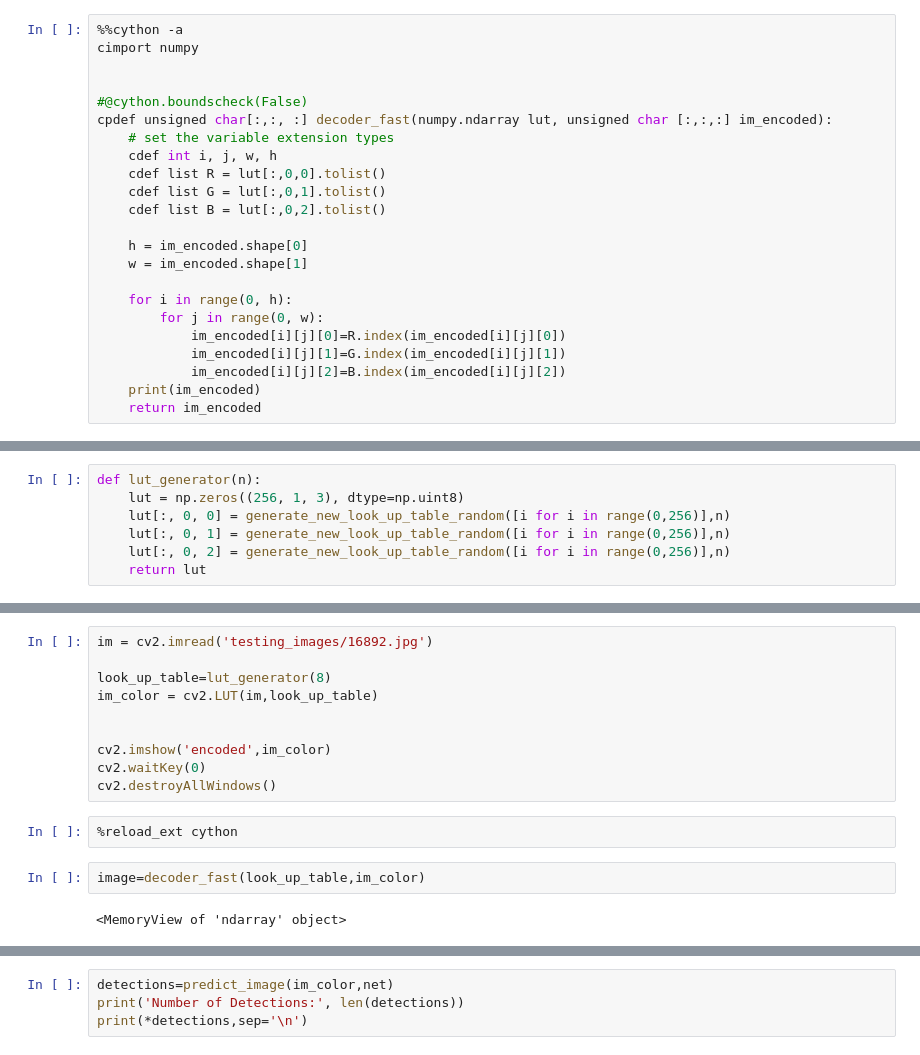
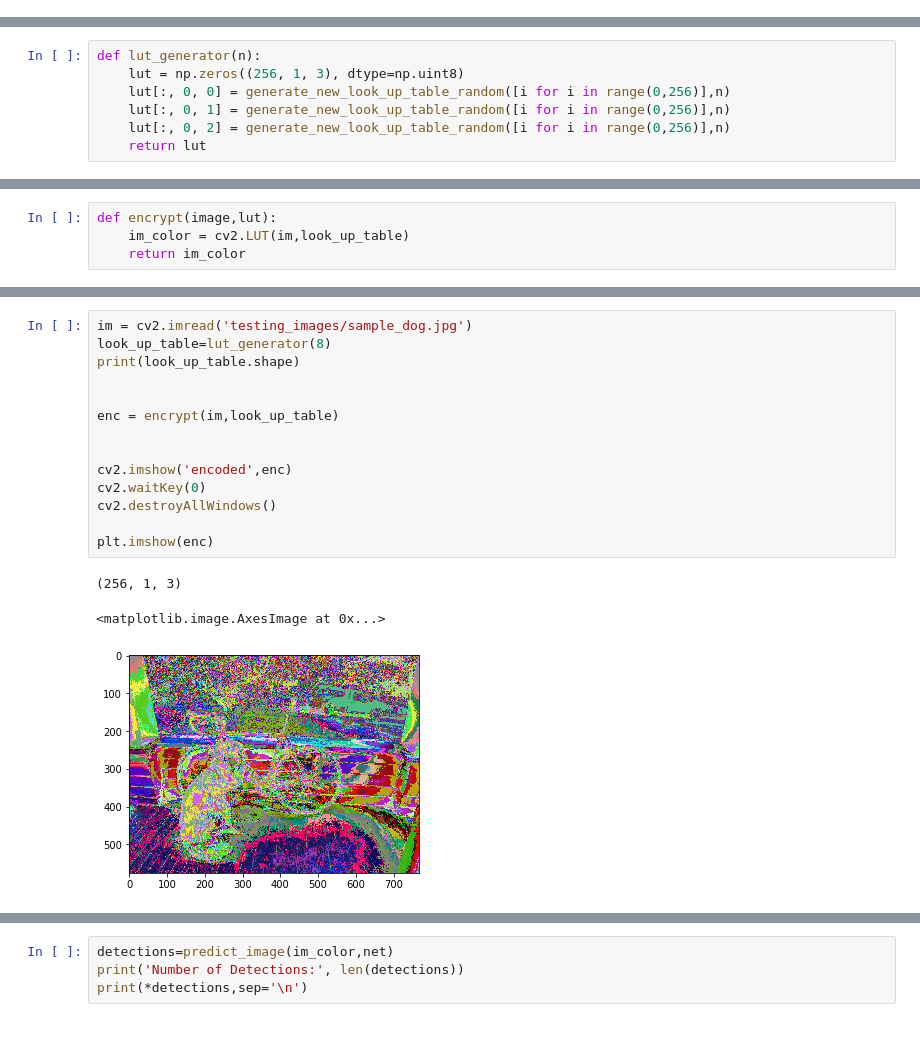
Before and after one commit to siddu1998/Internship-Indian-Institute-of-Science, a Jupyter notebook: RP1/Code/Detection Frequency Experiment.ipynb, the cells around one changed output, grey strips where cells are left out. Cells and saved outputs as stored; diff of their text form.

```diff
--- a/RP1/Code/Detection Frequency Experiment.ipynb
+++ b/RP1/Code/Detection Frequency Experiment.ipynb
@@ -300,26 +307,3 @@ def generate_new_look_up_table_random(R,n):
             R_prime.append(j)
 
     return R_prime
-# %%
-%%cython -a
-cimport numpy
-
-
-#@cython.boundscheck(False)
-cpdef unsigned char[:,:, :] decoder_fast(numpy.ndarray lut, unsigned char [:,:,:] im_encoded):
-    # set the variable extension types
-    cdef int i, j, w, h
-    cdef list R = lut[:,0,0].tolist()
-    cdef list G = lut[:,0,1].tolist()
-    cdef list B = lut[:,0,2].tolist()
-
-    h = im_encoded.shape[0]
-    w = im_encoded.shape[1]
-
-    for i in range(0, h):
-        for j in range(0, w):
-            im_encoded[i][j][0]=R.index(im_encoded[i][j][0])
-            im_encoded[i][j][1]=G.index(im_encoded[i][j][1])
-            im_encoded[i][j][2]=B.index(im_encoded[i][j][2])
-    print(im_encoded)
-    return im_encoded
@@ -334,0 +329,4 @@ def lut_generator(n):
+# %%
+def encrypt(image,lut):
+    im_color = cv2.LUT(im,look_up_table)
+    return im_color
@@ -335,17 +358,19 @@ def lut_generator(n):
 # %%
-im = cv2.imread('testing_images/16892.jpg')
-
+im = cv2.imread('testing_images/sample_dog.jpg')
 look_up_table=lut_generator(8)
-im_color = cv2.LUT(im,look_up_table)
+print(look_up_table.shape)
 
 
-cv2.imshow('encoded',im_color)
+enc = encrypt(im,look_up_table)
+
+
+cv2.imshow('encoded',enc)
 cv2.waitKey(0)
 cv2.destroyAllWindows()
+
+plt.imshow(enc)
+# %% [output]
+(256, 1, 3)
+<matplotlib.image.AxesImage at 0x...>
+[figure, added]
-# %%
-%reload_ext cython
-# %%
-image=decoder_fast(look_up_table,im_color)
-# %% [output]
-<MemoryView of 'ndarray' object>
 # %%
```
Also changed, not shown: parts of 9 cells of this notebook.
